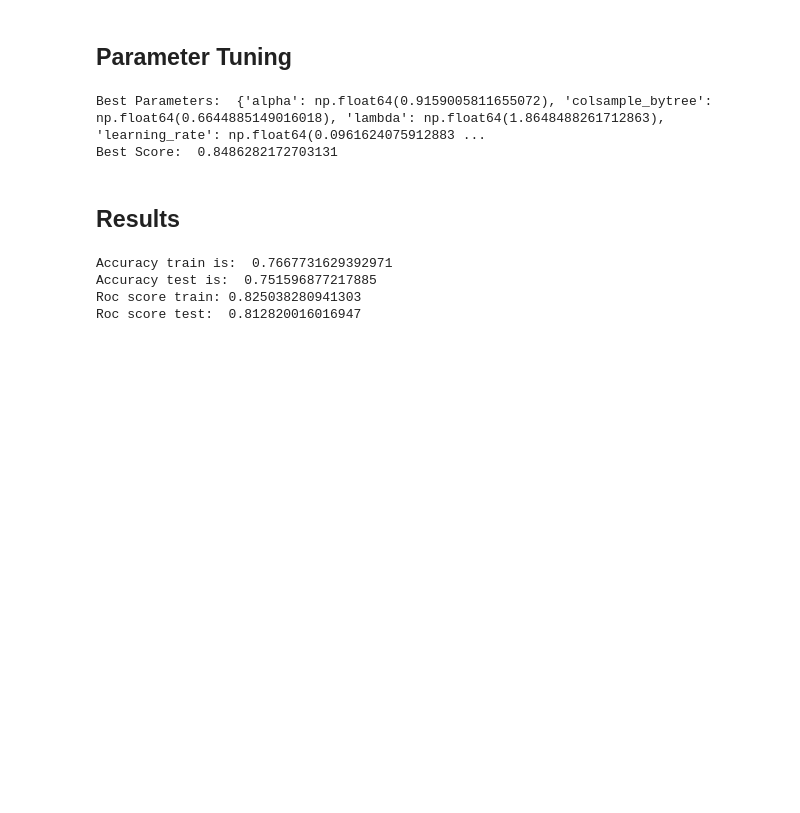
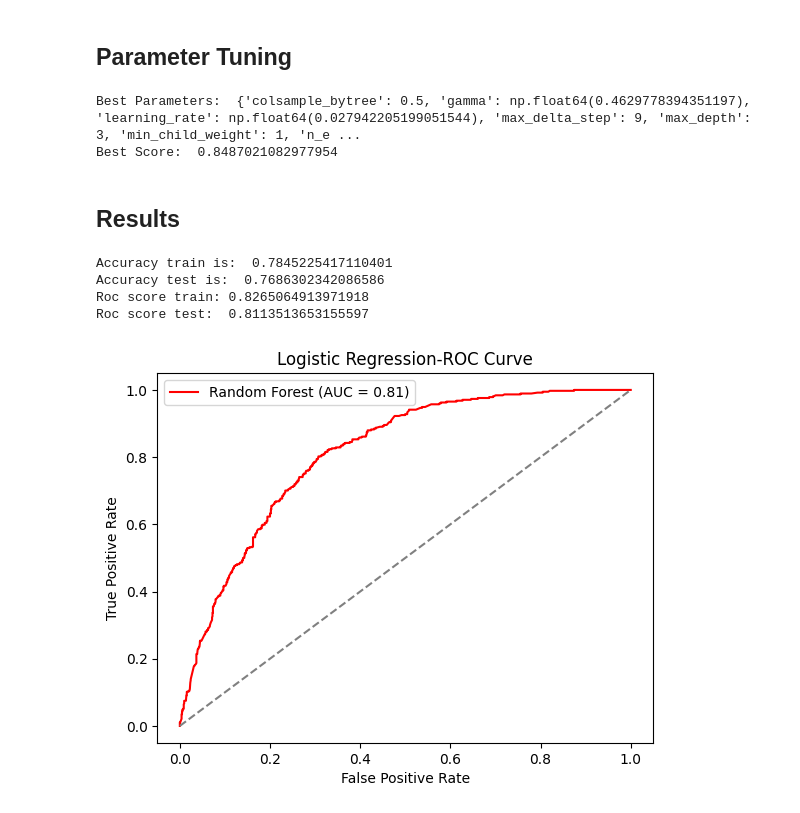
Before and after one commit to korayyildirim/DataAnalysisProjects, a Jupyter notebook: Churn_Data_Prediction.ipynb, the cells around one changed output. Saved outputs shown, nothing was run; the diff lists cells and outputs as text; code cells hidden in the pictures; blank space fills up the shorter version.

```diff
--- a/Churn_Data_Prediction.ipynb
+++ b/Churn_Data_Prediction.ipynb
@@ -172,13 +173,16 @@ plt.show()
 scale_pos_weight = sum(y_train == 0) / sum(y_train == 1)
 param_dist = {
     "max_depth": stats.randint(2, 6),
-    "learning_rate": stats.uniform(0.08, 0.02),
+    "learning_rate": stats.uniform(0.01, 0.02),
     "subsample": stats.uniform(0.8, 0.2),
     "colsample_bytree": stats.uniform(0.6, 0.4),
-    "lambda": stats.uniform(1.4,0.5),
-    "alpha" : stats.uniform(0.8, 0.4),
+    "reg_lambda": stats.uniform(1.4,0.5),
+    "reg_alpha" : stats.uniform(0.8, 0.4),
     "max_delta_step": stats.randint(6, 10),
-    "n_estimators" : stats.randint(80,150)
+    "n_estimators" : stats.randint(111,300),
+    "gamma": stats.uniform(0.1,0.5),
+    "min_child_weight" : stats.randint(1, 7),
+    "colsample_bytree" : [ 0.3, 0.4, 0.5 , 0.7 ]
 }
 model = xgb.XGBClassifier(objective='binary:logistic',eval_metric="auc",random_state=42,scale_pos_weight=scale_pos_weight)
 random_search = RandomizedSearchCV(
@@ -195,8 +199,8 @@ random_search.fit(X_train_scaled,y_train)
 print("Best Parameters: ",random_search.best_params_)
 print("Best Score: ",random_search.best_score_)
 # %% [output]
-Best Parameters:  {'alpha': np.float64(0.9159005811655072), 'colsample_bytree': np.float64(0.6644885149016018), 'lambda': np.float64(1.8648488261712863), 'learning_rate': np.float64(0.0961624075912883 ...
-Best Score:  0.8486282172703131
+Best Parameters:  {'colsample_bytree': 0.5, 'gamma': np.float64(0.4629778394351197), 'learning_rate': np.float64(0.027942205199051544), 'max_delta_step': 9, 'max_depth': 3, 'min_child_weight': 1, 'n_e ...
+Best Score:  0.8487021082977954
 # %% [markdown]
 ## Results
 # %%
@@ -220,7 +224,18 @@ print('Accuracy test is: ',accuracy_test)
 print('Roc score train:', roc_score_train)
 print('Roc score test: ',roc_score)
 # %% [output]
-Accuracy train is:  0.7667731629392971
-Accuracy test is:  0.751596877217885
-Roc score train: 0.825038280941303
-Roc score test:  0.812820016016947
+Accuracy train is:  0.7845225417110401
+Accuracy test is:  0.7686302342086586
+Roc score train: 0.8265064913971918
+Roc score test:  0.8113513653155597
+# %%
+fpr_lr ,tpr_lr, _ = roc_curve(y_test,p_test)
+plt.plot(fpr_lr,tpr_lr,label=f"Random Forest (AUC = {roc_score:.2f})",color='Red')
+plt.plot([0,1], [0,1], linestyle='--', color='gray')
+plt.xlabel('False Positive Rate')
+plt.ylabel('True Positive Rate')
+plt.legend()
+plt.title("Logistic Regression-ROC Curve")
+plt.show()
+# %% [output]
+[figure, added]
```
Also changed, not shown: parts of 1 cell of this notebook.
